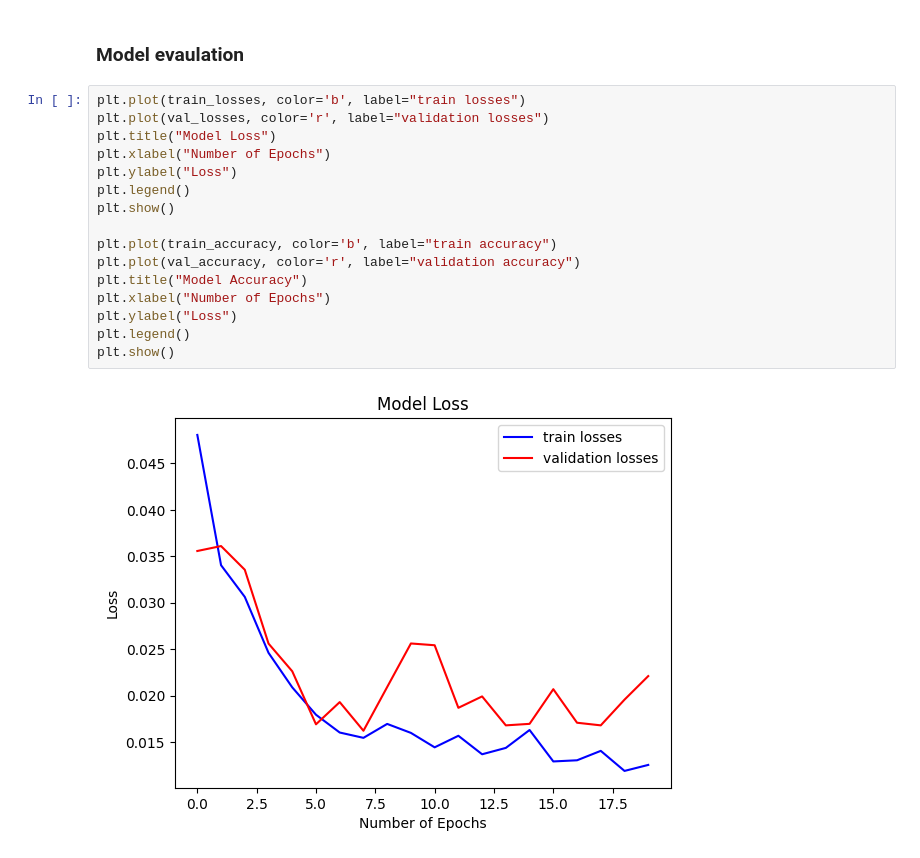
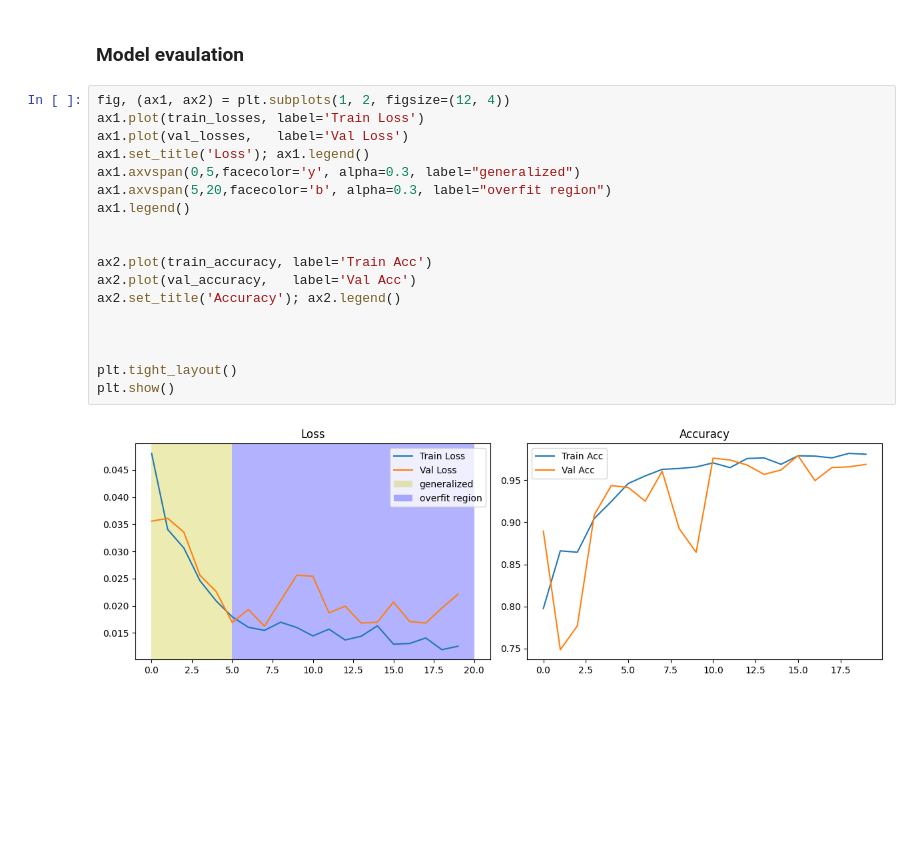
Before and after one commit to Bearson678/fake-job-posting_DL_Project, a Jupyter notebook: Model_training2.ipynb, the cells around one changed output. Saved outputs shown, nothing was run; the diff lists cells and outputs as text; blank space fills up the shorter version.

Commit message:
added accuracy graphs

```diff
--- a/Model_training2.ipynb
+++ b/Model_training2.ipynb
@@ -294,20 +294,22 @@ weighted avg       0.97      0.97      0.97      1349
 # %% [markdown]
 ### Model evaulation
 # %%
-plt.plot(train_losses, color='b', label="train losses")
-plt.plot(val_losses, color='r', label="validation losses")
-plt.title("Model Loss")
-plt.xlabel("Number of Epochs")
-plt.ylabel("Loss")
-plt.legend()
+fig, (ax1, ax2) = plt.subplots(1, 2, figsize=(12, 4))
+ax1.plot(train_losses, label='Train Loss')
+ax1.plot(val_losses,   label='Val Loss')
+ax1.set_title('Loss'); ax1.legend()
+ax1.axvspan(0,5,facecolor='y', alpha=0.3, label="generalized")
+ax1.axvspan(5,20,facecolor='b', alpha=0.3, label="overfit region")
+ax1.legend()
+
+
+ax2.plot(train_accuracy, label='Train Acc')
+ax2.plot(val_accuracy,   label='Val Acc')
+ax2.set_title('Accuracy'); ax2.legend()
+
+
+
+plt.tight_layout()
 plt.show()
-
-plt.plot(train_accuracy, color='b', label="train accuracy")
-plt.plot(val_accuracy, color='r', label="validation accuracy")
-plt.title("Model Accuracy")
-plt.xlabel("Number of Epochs")
-plt.ylabel("Loss")
-plt.legend()
-plt.show()
 # %% [output]
-[figure, old version]
+[figure, new version]
```
Also changed, not shown: parts of 2 cells of this notebook, 2 other files.
